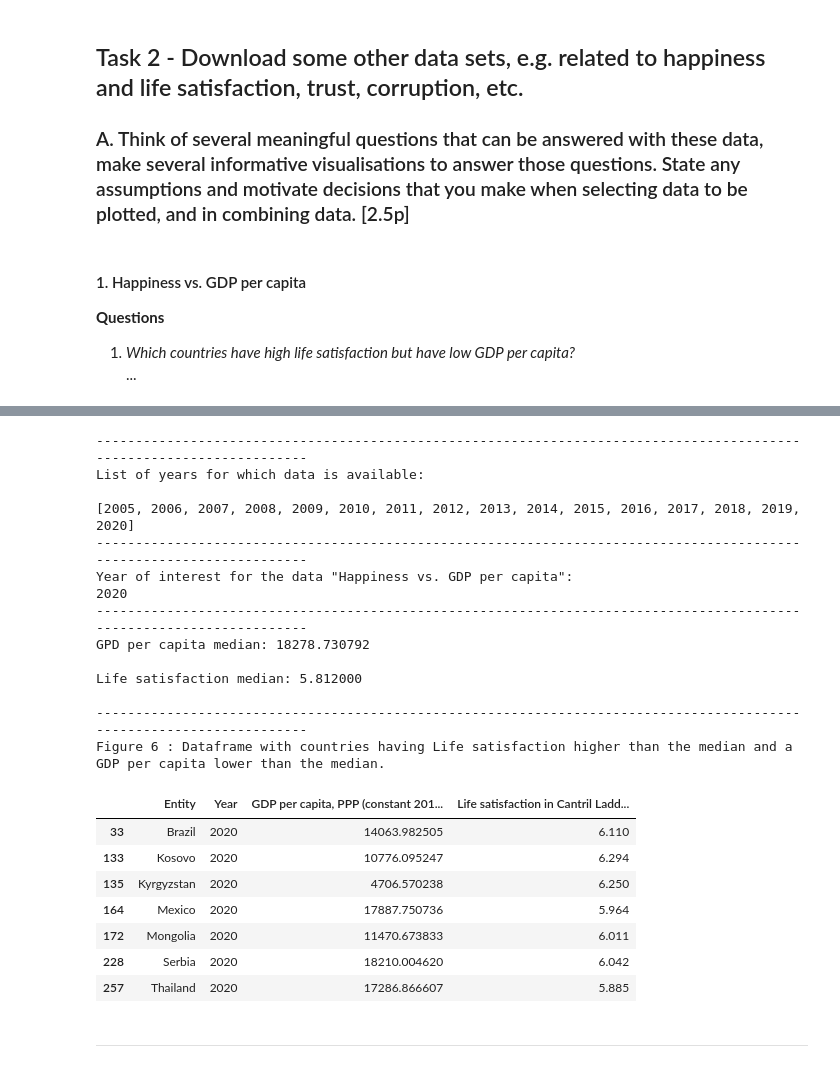
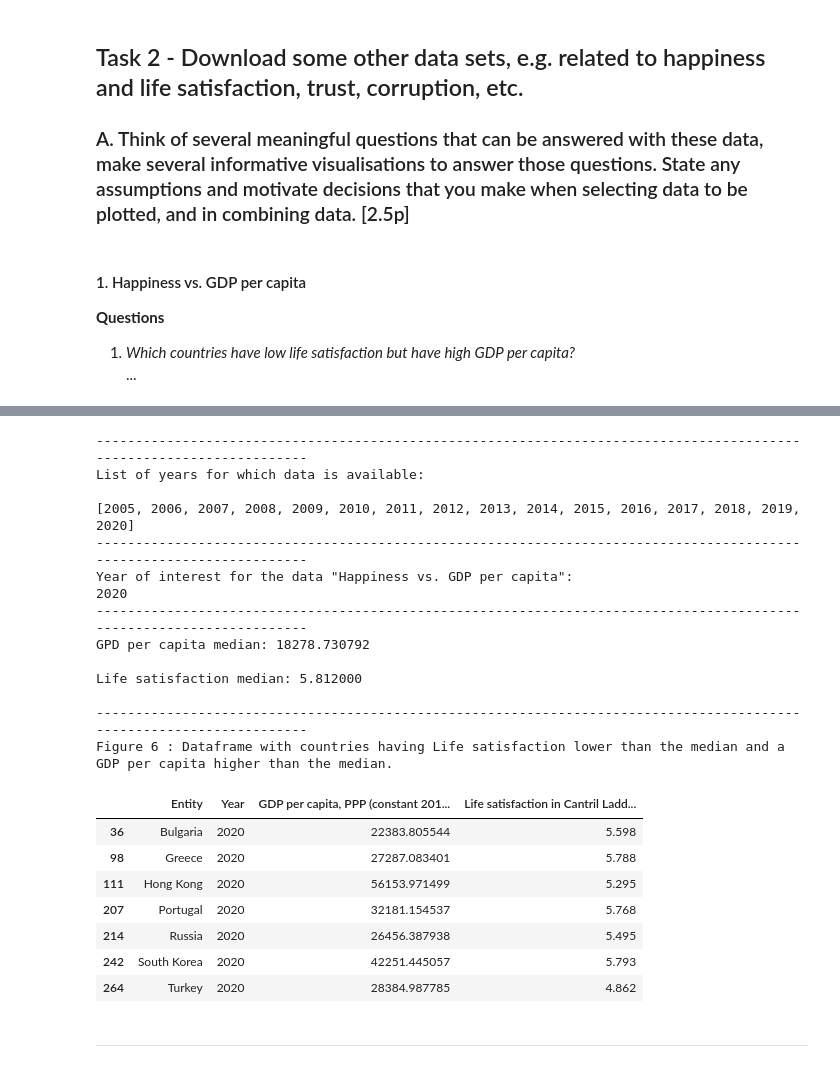
Before and after one commit to LeniaMalki/DataScienceAndAI, a Jupyter notebook: assignment1.ipynb, the cells around one changed output, grey strips where cells are left out. Cells and saved outputs as stored; diff of their text form; code cells hidden in the pictures.

```diff
--- a/assignment1.ipynb
+++ b/assignment1.ipynb
@@ -206,10 +206,15 @@ It essentially depends on how you define high life expectancy and low GDP.  If w
 
 The GDP median is 12165.79 with a life expectancy median of 74.368. We can see that these countries are located closer to the upper left corner of the graph.
 # %%
-def medianFilter(finalData, ylabel, nbFigure):
+def medianFilter(finalData, ylabel, nbFigure, aboveORbelow):
     """
     input:
-    - finalData: dataframe containing the data of interest
+    - finalData (dataframe): dataframe containing the data of interest
+    - ylabel (string): name of the data other than GDP per capita (ex: Life expectancy)
+    - nbFigure (int): number of the figure in the notebook
+    - aboveORbelow (string):
+        - 'above': high life expectancy but low GDP
+        - 'below': low life expectancy but high GDP
     output:
     - displays countries with low GDP and high "Y-axis" data (ex: Life expectancy)
     """
@@ -222,10 +227,18 @@ def medianFilter(finalData, ylabel, nbFigure):
     print('GPD per capita median: %f \n' %(GDPmedian))
     print(ylabel, 'median: %f \n' %(Ymedian))
     print('---------------------------------------------------------------------------------------------------------------------')
-    print('Figure', nbFigure,': Dataframe with countries having', ylabel ,'higher than the median and a GDP per capita lower than the median.')
 
-    Filter1 = finalData[column1] < GDPmedian
-    Filter2 = finalData[column2] > Ymedian
+
+    if aboveORbelow == 'above':
+        print('Figure', nbFigure,': Dataframe with countries having', ylabel ,'higher than the median and a GDP per capita lower than the median.')
+        Filter1 = finalData[column1] < GDPmedian
+        Filter2 = finalData[column2] > Ymedian
+    elif aboveORbelow == 'below':
+        print('Figure', nbFigure,': Dataframe with countries having', ylabel ,'lower than the median and a GDP per capita higher than the median.')
+        Filter1 = finalData[column1] > GDPmedian
+        Filter2 = finalData[column2] < Ymedian
+    else:
+        print('argument n°4 has to be "above" or "below".\n')
 
     combinedFilter = Filter1 & Filter2
     filteredColumns = finalData[['Entity','Year', column1, column2]]
@@ -344,7 +357,7 @@ Figure 4 :
 # %% [markdown]
 #### 1. Happiness vs. GDP per capita
 __Questions__
-1. _Which countries have high life satisfaction but have low GDP per capita?_ <br>
+1. _Which countries have low life satisfaction but have high GDP per capita?_ <br>
 ...
 # %%
 #Plot life satisfaction  vs. GDP per capita
@@ -367,31 +380,31 @@ Figure 5 :
 # %%
 medianFilter(GDPperCapita('gdp-vs-happiness.csv',
           'GDP per capita, PPP (constant 2017 international $)',
           'Life satisfaction in Cantril Ladder (World Happiness Report 2021)',
-          'Happiness vs. GDP per capita'), 'Life satisfaction', 6)
+          'Happiness vs. GDP per capita'), 'Life satisfaction', 6, 'below')
 # %% [output]
 ---------------------------------------------------------------------------------------------------------------------
 List of years for which data is available:
 
 [2005, 2006, 2007, 2008, 2009, 2010, 2011, 2012, 2013, 2014, 2015, 2016, 2017, 2018, 2019, 2020]
 ---------------------------------------------------------------------------------------------------------------------
 Year of interest for the data "Happiness vs. GDP per capita":
 2020
 ---------------------------------------------------------------------------------------------------------------------
 GPD per capita median: 18278.730792
 
 Life satisfaction median: 5.812000
 
 ---------------------------------------------------------------------------------------------------------------------
-Figure 6 : Dataframe with countries having Life satisfaction higher than the median and a GDP per capita lower than the median.
+Figure 6 : Dataframe with countries having Life satisfaction lower than the median and a GDP per capita higher than the median.
 |  | Entity | Year | GDP per capita, PPP (constant 201... | Life satisfaction in Cantril Ladd... |
-| 33 | Brazil | 2020 | 14063.982505 | 6.110 |
-| 133 | Kosovo | 2020 | 10776.095247 | 6.294 |
-| 135 | Kyrgyzstan | 2020 | 4706.570238 | 6.250 |
-| 164 | Mexico | 2020 | 17887.750736 | 5.964 |
-| 172 | Mongolia | 2020 | 11470.673833 | 6.011 |
-| 228 | Serbia | 2020 | 18210.004620 | 6.042 |
-| 257 | Thailand | 2020 | 17286.866607 | 5.885 |
+| 36 | Bulgaria | 2020 | 22383.805544 | 5.598 |
+| 98 | Greece | 2020 | 27287.083401 | 5.788 |
+| 111 | Hong Kong | 2020 | 56153.971499 | 5.295 |
+| 207 | Portugal | 2020 | 32181.154537 | 5.768 |
+| 214 | Russia | 2020 | 26456.387938 | 5.495 |
+| 242 | South Korea | 2020 | 42251.445057 | 5.793 |
+| 264 | Turkey | 2020 | 28384.987785 | 4.862 |
 # %% [markdown]
 ---
 # %% [markdown]
```
Also changed, not shown: parts of 1 cell of this notebook.
